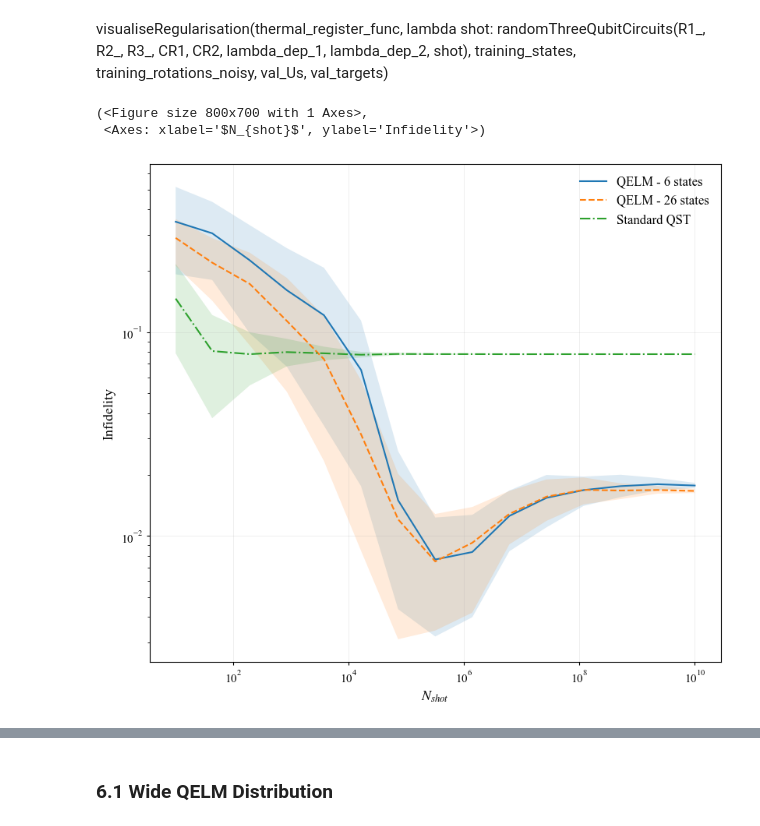
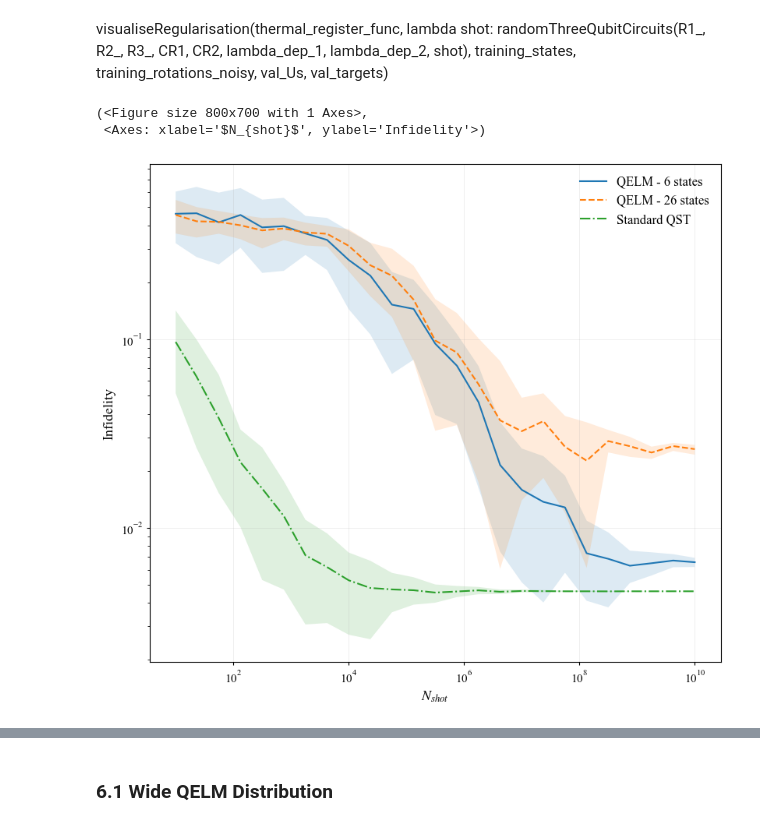
Before and after one commit to Mmackinnon01/QRes, a Jupyter notebook: 260420_equal1_tomography.ipynb, the cells around one changed output, grey strips where cells are left out. Cells and saved outputs as stored; diff of their text form; code cells hidden in the pictures.

```diff
--- a/260420_equal1_tomography.ipynb
+++ b/260420_equal1_tomography.ipynb
@@ -863,0 +911,2 @@ if save:
+# %%
+x_tr, y_tr = collectForQELMTomography(thermal_register_func, training_states[0], training_rotations_noisy[0], [1], qelm_circs(10**5), 10**5, alpha=0)
@@ -1342,4 +1389,4 @@ def reduceToEffectiveOps(reg_func, ops):
 random_regs = []
 
 for size in range(len(training_data_sizes)):
-    random_regs.append([[QELMTomography(thermal_register_func, training_states[size], training_rotations_noisy[size], [1], randomTwoQubitCircuits(R1, R2, CR, lambda_dep_1, lambda_dep_2, e0, e1, shot), alpha=0)[0] for shot in shots] for trial in tqdm(range(trials))])
+    random_regs.append([[QELMTomography(thermal_register_func, training_states[size], training_rotations_noisy[size], [1], randomTwoQubitCircuits(R1, R2, CR, lambda_dep_1, lambda_dep_2, e0, e1, shot), alpha=True)[0] for shot in shots] for trial in tqdm(range(trials))])
@@ -1452,9 +1532,9 @@ def threeQubitRandomCircuit(R1, R2, R3, CR1, CR2, lambda1, lambda2):
         return dep21(channel(CR1 ^ I(2))(dep11(dep12(dep13(channel(R1 ^ R2 ^ R3)(dep22(channel(I(2) ^ CR2)(dep21(channel(CR1 ^ I(2))(dep11(dep12(dep13(channel(R1 ^ R2 ^ R3)(state))))))))))))))
     return f
 
-def randomThreeQubitCircuits(R1, R2, R3, CR1, CR2, lambda1, lambda2, shots=1):
+def randomThreeQubitCircuits(R1, R2, R3, CR1, CR2, lambda1, lambda2, e0, e1, shots=1):
     circ = threeQubitRandomCircuit(R1, R2, R3, CR1, CR2, lambda1, lambda2)
-    return [setupDetectorDepolarising(circ, 1, shots), setupDetectorDepolarising(circ, 2, shots), setupJointDetectorDepolarising(circ, (1,2), shots)]
+    return [setupDetectorDepolarising(circ, 1, e0, e1, shots), setupDetectorDepolarising(circ, 2, e0, e1, shots), setupJointDetectorDepolarising(circ, (1,2), e0, e1, shots)]
 # %%
 def threeQubitRandomPOVM(R1, R2, R3, CR1, CR2, lambda1, lambda2):
     dep11 = generateDepolarisingChannelHeisenberg((0,), lambda1)
@@ -1484,16 +1564,16 @@ CR2 = controlRotationGate(U2)
 wide_regs = []
 
 for size in range(len(training_data_sizes)):
-    wide_regs.append([[QELMTomography(thermal_register_func, training_states[size], training_rotations_noisy[size], [1], randomThreeQubitCircuits(R1_, R2_, R3_, CR1, CR2, lambda_dep_1, lambda_dep_2, shot))[0] for shot in sh] for trial in tqdm(range(trials))])
+    wide_regs.append([[QELMTomography(thermal_register_func, training_states[size], training_rotations_noisy[size], [1], randomThreeQubitCircuits(R1_, R2_, R3_, CR1, CR2, lambda_dep_1, lambda_dep_2, e0, e1, shot), alpha=True)[0] for shot in shots] for trial in tqdm(range(trials))])
 # %% [markdown]
 wide_regs, wide_opt_alphas = optimiseRegularisation(thermal_register_func, lambda shot: randomThreeQubitCircuits(R1_, R2_, R3_, CR1, CR2, lambda_dep_1, lambda_dep_2, shot), training_states, training_rotations_noisy, val_Us, val_targets, shots, trials, bounds=(-8,-1))
 # %% [markdown]
 visualiseRegularisation(thermal_register_func, lambda shot: randomThreeQubitCircuits(R1_, R2_, R3_, CR1, CR2, lambda_dep_1, lambda_dep_2, shot), training_states, training_rotations_noisy, val_Us, val_targets)
 # %%
-plotQELMvsStandardInfidelity(thermal_register_func, wide_regs, sh, Us, targets, training_states, qst_fids, qst_vars, lambda shots: randomThreeQubitCircuits(R1_, R2_, R3_, CR1, CR2, lambda_dep_1, lambda_dep_2, shots))
+plotQELMvsStandardInfidelity(thermal_register_func, wide_regs, shots, Us, training_states, qst_fids, qst_lowers, qst_uppers, lambda shots: randomThreeQubitCircuits(R1_, R2_, R3_, CR1, CR2, lambda_dep_1, lambda_dep_2, e0, e1, shots))
 # %% [output]
 (<Figure size 800x700 with 1 Axes>,
  <Axes: xlabel='$N_{shot}$', ylabel='Infidelity'>)
-[figure, old version]
+[figure, new version]
 # %%
 fig, (ax1, ax2) = plt.subplots(nrows=2, dpi=100, figsize=(8,7))
```
Also changed, not shown: parts of 37 cells of this notebook, 2 other files.
